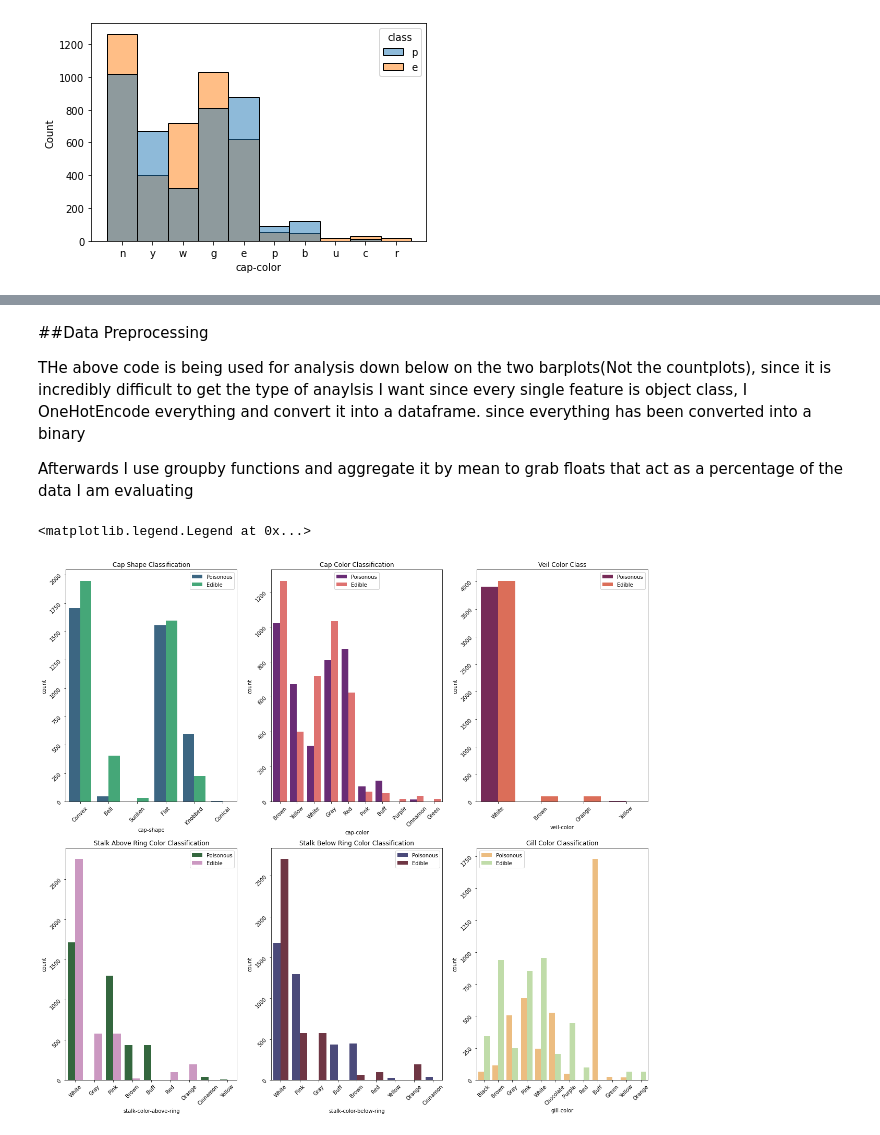
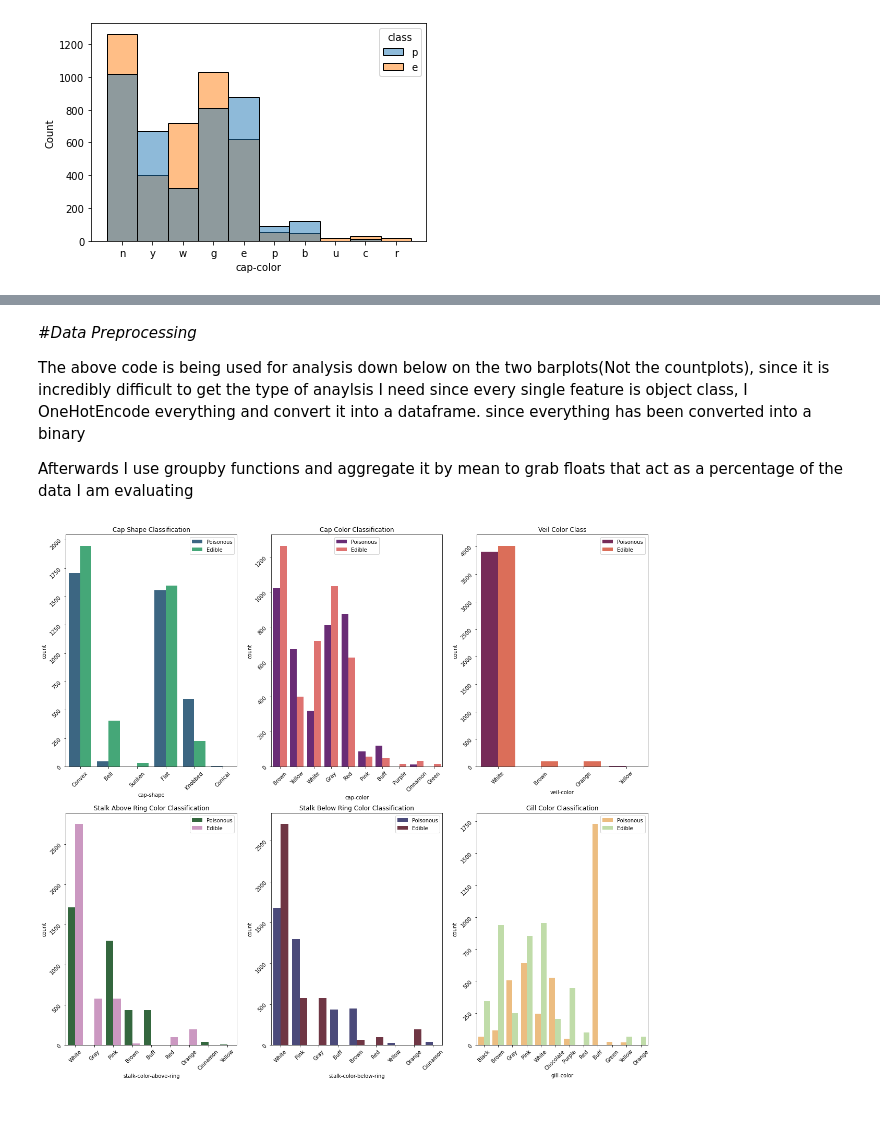
Before and after one commit to Jkhou1000/Mushroom-Classifier, a Jupyter notebook: Mushroom_Project.ipynb, the cells around one changed output, grey strips where cells are left out. Cells and saved outputs as stored; diff of their text form; code cells hidden in the pictures.

```diff
--- a/Mushroom_Project.ipynb
+++ b/Mushroom_Project.ipynb
@@ -182,7 +178,7 @@ df_means.head()
 # %% [markdown]
-##Data Preprocessing
+#*Data Preprocessing*
 
-THe above code is being used for analysis down below on the two barplots(Not the countplots), since it is incredibly difficult to get the type of anaylsis I want since every single feature is object class, I OneHotEncode everything and convert it into a dataframe. since everything has been converted into a binary
+The above code is being used for analysis down below on the two barplots(Not the countplots), since it is incredibly difficult to get the type of anaylsis I need since every single feature is object class, I OneHotEncode everything and convert it into a dataframe. since everything has been converted into a binary
 
 Afterwards I use groupby functions and aggregate it by mean to grab floats that act as a percentage of the data I am evaluating
 # %%
@@ -193,36 +189,35 @@ axes = axes.ravel()
 labels3 = ['Convex', "Bell", "Sunken", 'Flat', 'Knobbed', 'Conical']
 labels4 = ['White', 'Brown', 'Orange', "Yellow"]
 labels5 = ['White', 'Gray', 'Pink', 'Brown', 'Buff', 'Red', 'Orange', 'Cinnamon', 'Yellow']
 labels6 = ['White', 'Pink', 'Gray', 'Buff', 'Brown', 'Red', 'Yellow', 'Orange', 'Cinnamon']
 #Countplots for exploring multiple variables edibility
 sns.countplot(data=df, x='cap-shape', hue='class', palette='viridis',ax=axes[0]).set_title("Cap Shape Classification")
 sns.countplot(data=df, x='cap-color', hue='class', palette='magma', ax=axes[1]).set_title('Cap Color Classification')
 sns.countplot(data=df, x='veil-color', hue='class', palette='rocket', ax=axes[2]).set_title('Veil Color Class')
 sns.countplot(data=df, x='stalk-color-above-ring', hue='class', palette='cubehelix', ax=axes[3]).set_title('Stalk Above Ring Color Classification')
 sns.countplot(data=df, x='stalk-color-below-ring', hue='class', palette='icefire', ax=axes[4]).set_title('Stalk Below Ring Color Classification')
 sns.countplot(data=df, x='gill-color', hue='class', palette='Spectral', ax=axes[5]).set_title("Gill Color Classification")
 
 axes[0].set_xticklabels(labels3)
 axes[0].tick_params(labelrotation=45)
 axes[0].legend(labels=['Poisonous', 'Edible'])
 axes[1].set_xticklabels(labels2)
 axes[1].tick_params(labelrotation=45)
 axes[1].legend(labels=['Poisonous', 'Edible'])
 axes[2].set_xticklabels(labels4)
 axes[2].tick_params(labelrotation=45)
 axes[2].legend(labels=['Poisonous', 'Edible'])
 axes[3].set_xticklabels(labels5)
 axes[3].tick_params(labelrotation=45)
 axes[3].legend(labels=['Poisonous', 'Edible'], loc='upper right')
 axes[4].set_xticklabels(labels6)
 axes[4].tick_params(labelrotation=45)
 axes[4].legend(labels=['Poisonous', 'Edible'], loc='upper right')
 axes[5].set_xticklabels(labels)
 axes[5].tick_params(labelrotation=45)
-axes[5].legend(labels=['Poisonous', 'Edible'])
+axes[5].legend(labels=['Poisonous', 'Edible'], loc='upper right');
 # %% [output]
-<matplotlib.legend.Legend at 0x...>
-[figure, old version]
+[figure, new version]
 # %%
 fig, ax = plt.subplots(2, 1, figsize=(10,10))
 ax = ax.ravel()
```
Also changed, not shown: parts of 37 cells of this notebook.
